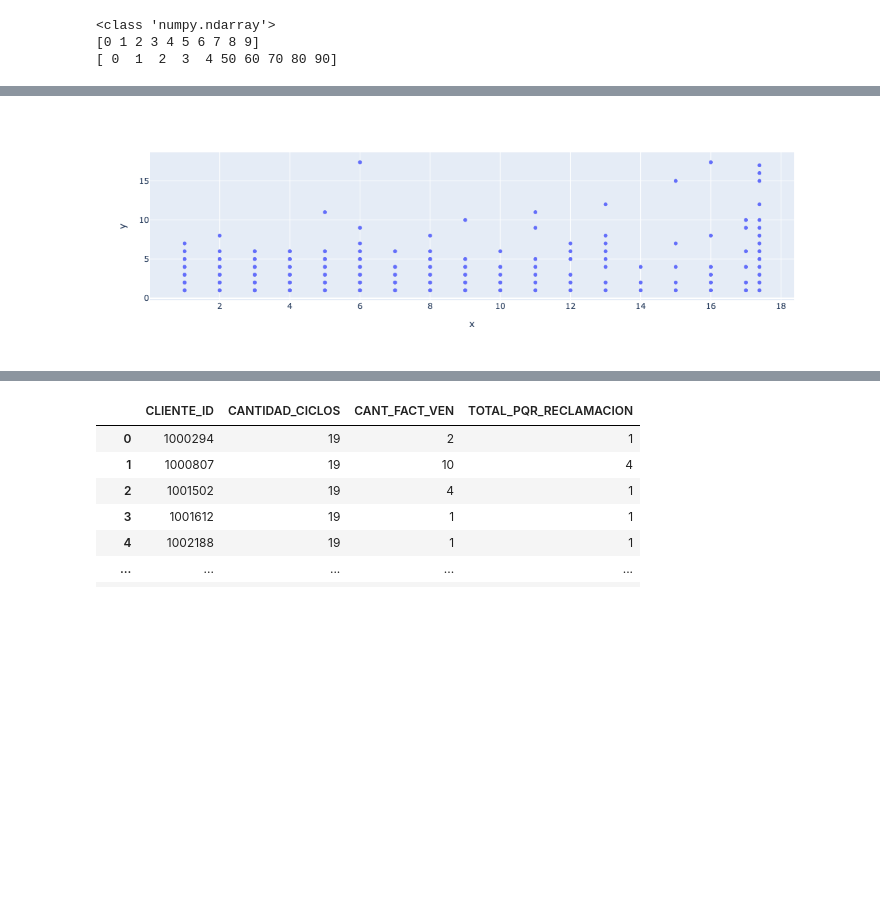
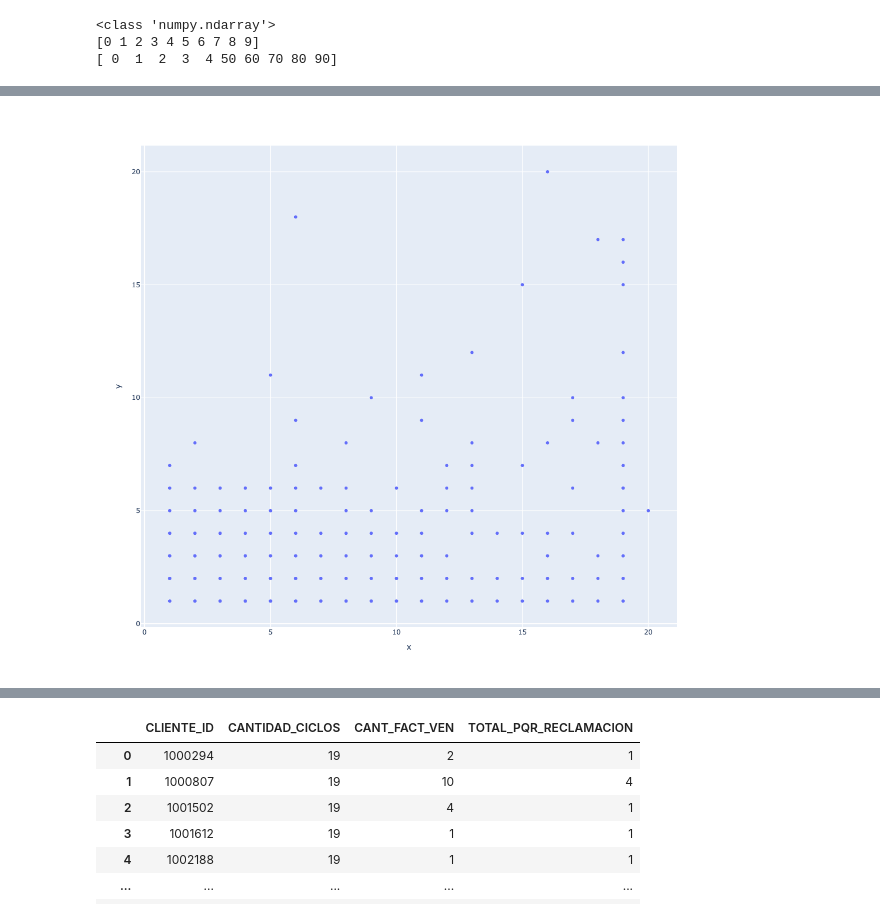
Before and after one commit to coyola95/ANALISIS-EXPLORATORIO-DE-DATOS-CFO, a Jupyter notebook: PREGUNTA_SMART_CO.ipynb, the cells around one changed output, grey strips where cells are left out. Saved outputs shown, nothing was run; the diff lists cells and outputs as text; code cells hidden in the pictures; blank space fills up the shorter version.

```diff
--- a/PREGUNTA_SMART_CO.ipynb
+++ b/PREGUNTA_SMART_CO.ipynb
@@ -551,9 +597,16 @@ fig.show()
 # %%
 # Grafico de dispersión
 fig = px.scatter(x=df2['CANT_FACT_VEN'], y=df2['TOTAL_PQR_RECLAMACION'])
+
+fig.update_layout(
+    width=1000,  # Ancho de la figura en píxeles
+    height=1000  # Alto de la figura en píxeles
+)
+
+
 fig.show()
 # %% [output]
-[figure, old version]
+[figure, new version]
 # %%
 # Calcular el coeficiente de correlación de Pearson entre dos columnas
 coeficiente_correlacion = df2['CANT_FACT_VEN'].corr(df2['TOTAL_PQR_RECLAMACION'])
```
Also changed, not shown: parts of 43 cells of this notebook.
